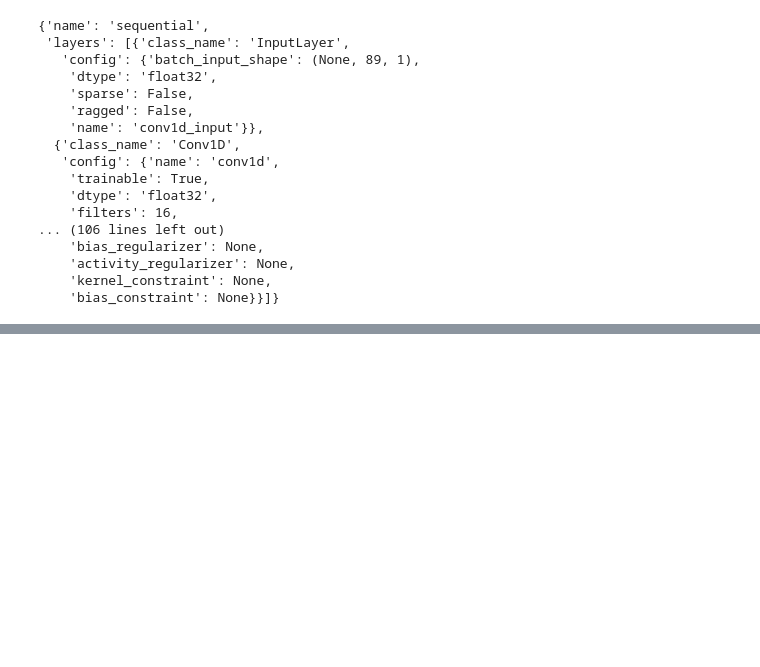
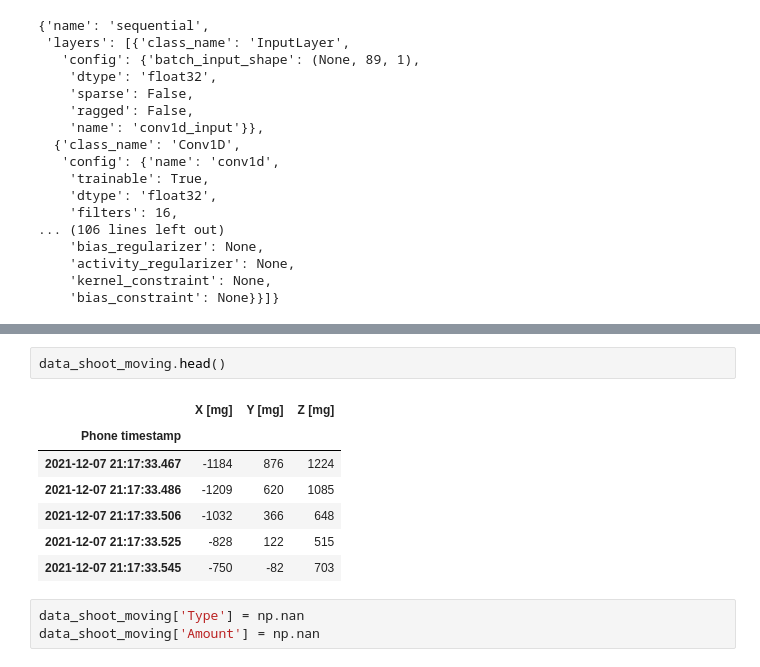
Before and after one commit to CamposCarvalhoC/Unihockey-Qself, a Jupyter notebook: unihockey_nn.ipynb, the cells around one changed output, grey strips where cells are left out. Drawn from its saved outputs; the diff is of its cells as text; blank space fills up the shorter version.

```diff
--- a/unihockey_nn.ipynb
+++ b/unihockey_nn.ipynb
@@ -332,0 +331,13 @@ res
+# %%
+data_shoot_moving.head()
+# %% [output]
+|  | X [mg] | Y [mg] | Z [mg] |
+| Phone timestamp |  |  |  |
+| 2021-12-07 21:17:33.467 | -1184 | 876 | 1224 |
+| 2021-12-07 21:17:33.486 | -1209 | 620 | 1085 |
+| 2021-12-07 21:17:33.506 | -1032 | 366 | 648 |
+| 2021-12-07 21:17:33.525 | -828 | 122 | 515 |
+| 2021-12-07 21:17:33.545 | -750 | -82 | 703 |
+# %%
+data_shoot_moving['Type'] = np.nan
+data_shoot_moving['Amount'] = np.nan
```
Also changed, not shown: parts of 13 cells of this notebook, 2 other files.
